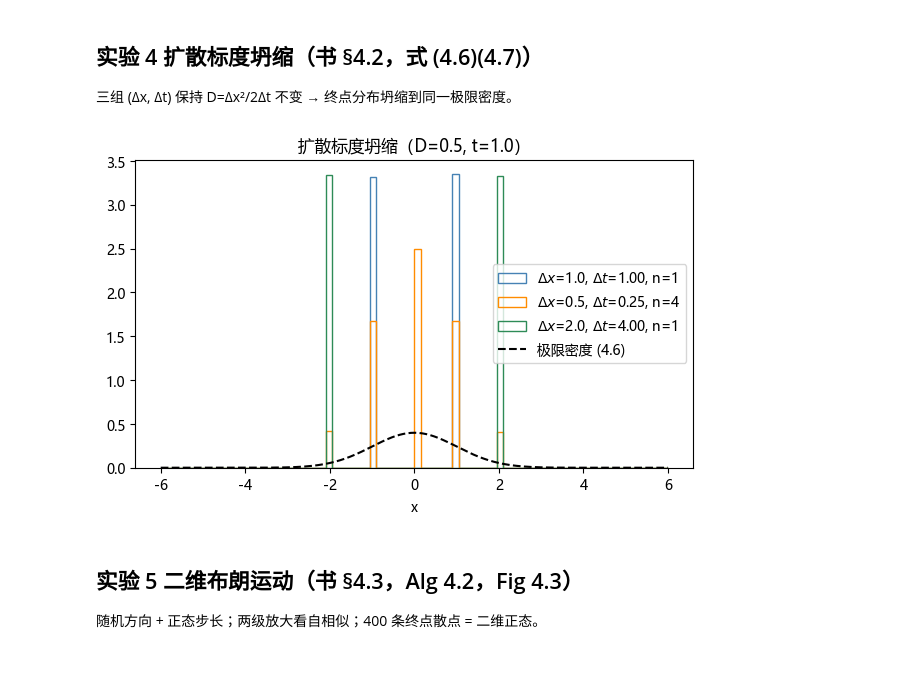
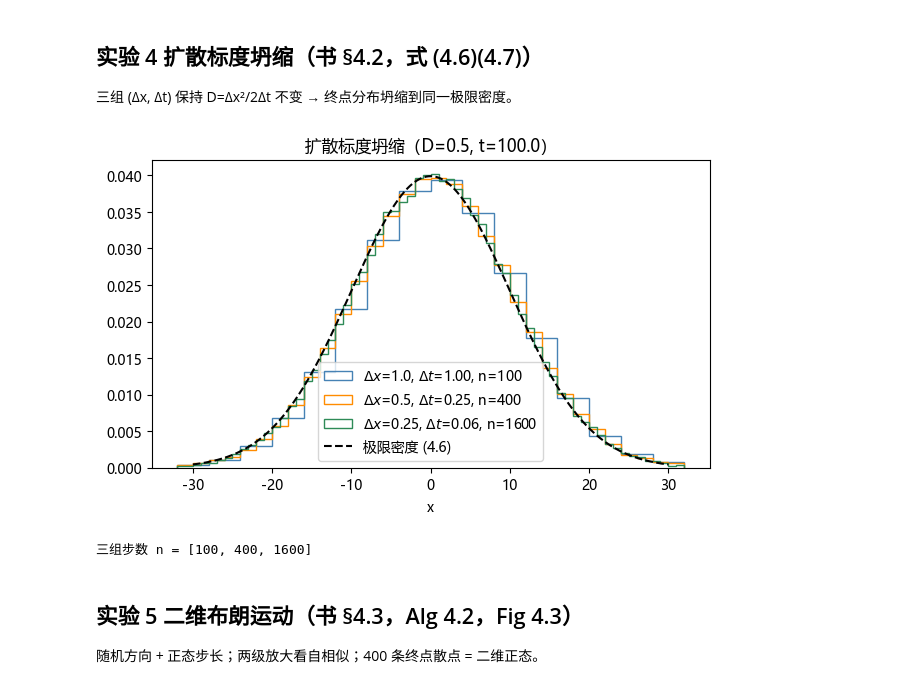
Before and after one commit to linxiawmt/MASAMI-Brain, a Jupyter notebook: docs/mc/nb/ch04.ipynb, the cells around one changed output. Drawn from its saved outputs; the diff is of its cells as text; code cells hidden in the pictures.

```diff
--- a/docs/mc/nb/ch04.ipynb
+++ b/docs/mc/nb/ch04.ipynb
@@ -98,22 +98,25 @@ N=4000 步内回访比例 = 0.9878；首返中位 = 2 步
 # %%
 # ===== 书 §4.2 扩散 =====
 D = 0.5
-Tfix, nT = 1.0, 200_000
+Tfix, nT = 100.0, 100_000     # t 取大值，保证每组步数足够多才谈“极限”
 fig, ax = plt.subplots(figsize=(7.2, 4))
-for dx, c in [(1.0, "steelblue"), (0.5, "darkorange"), (2.0, "seagreen")]:
+for dx, c in [(1.0, "steelblue"), (0.5, "darkorange"), (0.25, "seagreen")]:
     dt = dx*dx/(2*D)
     n = max(1, int(round(Tfix/dt)))
     steps = np.where(rng.random((nT, n)) < 0.5, dx, -dx)
     end = steps.sum(axis=1)
-    ax.hist(end, bins=80, range=(-6, 6), density=True, histtype="step",
+    edges = np.arange(-32, 32 + 4*dx, 4*dx)   # bin 宽 4Δx ≥ 格距，避免梳齿伪影
+    ax.hist(end, bins=edges, density=True, histtype="step",
             lw=1.6, color=c, label=f"$\\Delta x$={dx}, $\\Delta t$={dt:.2f}, n={n}")
-xs = np.linspace(-6, 6, 400)
+xs = np.linspace(-30, 30, 400)
 ax.plot(xs, np.exp(-xs**2/(4*D*Tfix))/np.sqrt(4*np.pi*D*Tfix), "k--", lw=1.5,
         label="极限密度 (4.6)")
 ax.set_title(f"扩散标度坍缩（D={D}, t={Tfix}）"); ax.set_xlabel("x"); ax.legend()
 save(fig, "out-4-4.png"); plt.show()
+print("三组步数 n =", [int(round(Tfix/(dx*dx/(2*D)))) for dx in (1.0, 0.5, 0.25)])
 # %% [output]
-[figure, old version]
+[figure, new version]
+三组步数 n = [100, 400, 1600]
 # %% [markdown]
 ## 实验 5 二维布朗运动（书 §4.3，Alg 4.2，Fig 4.3）
 
```
Also changed, not shown: parts of 6 cells of this notebook, 10 other files.
